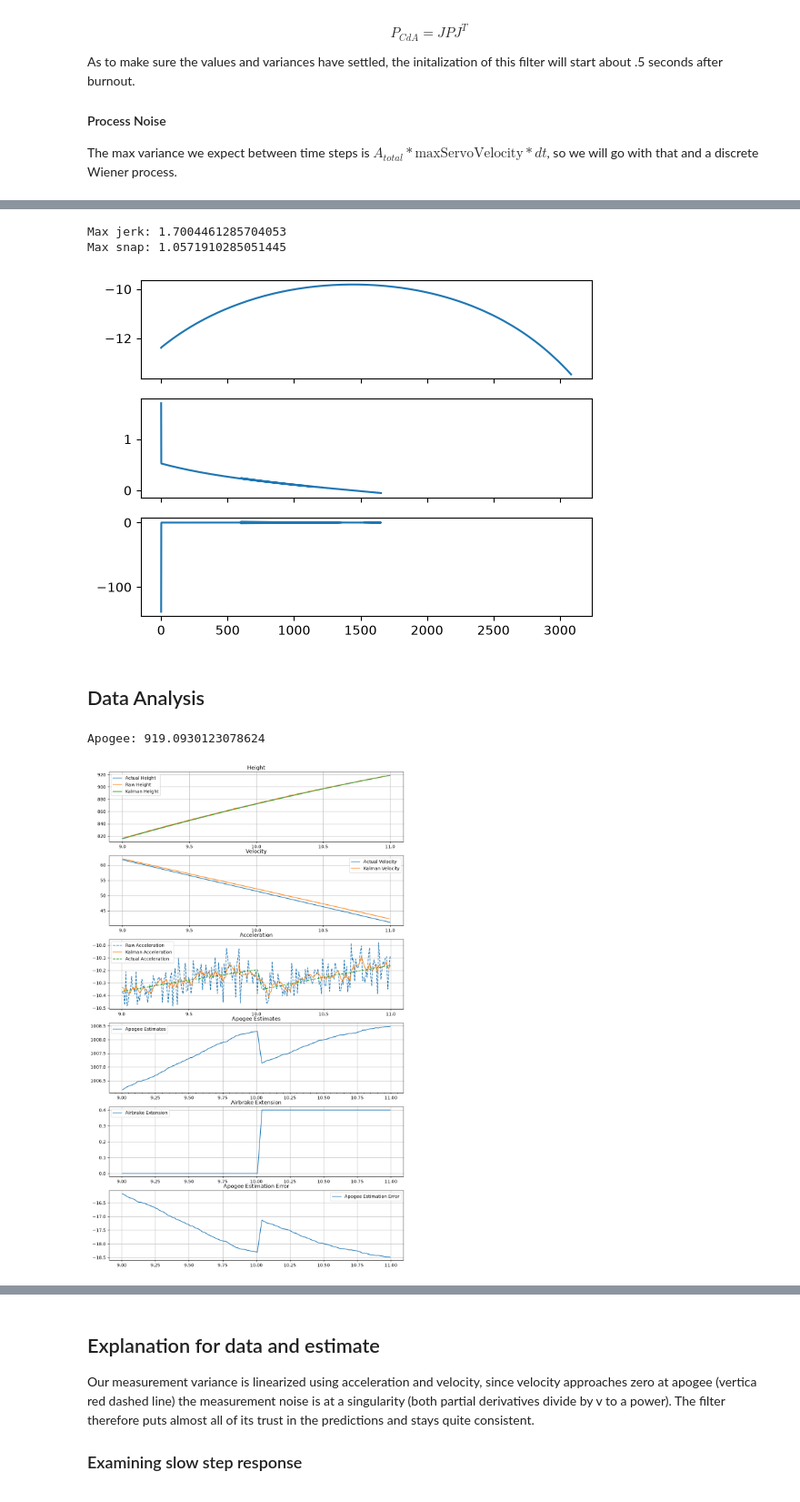
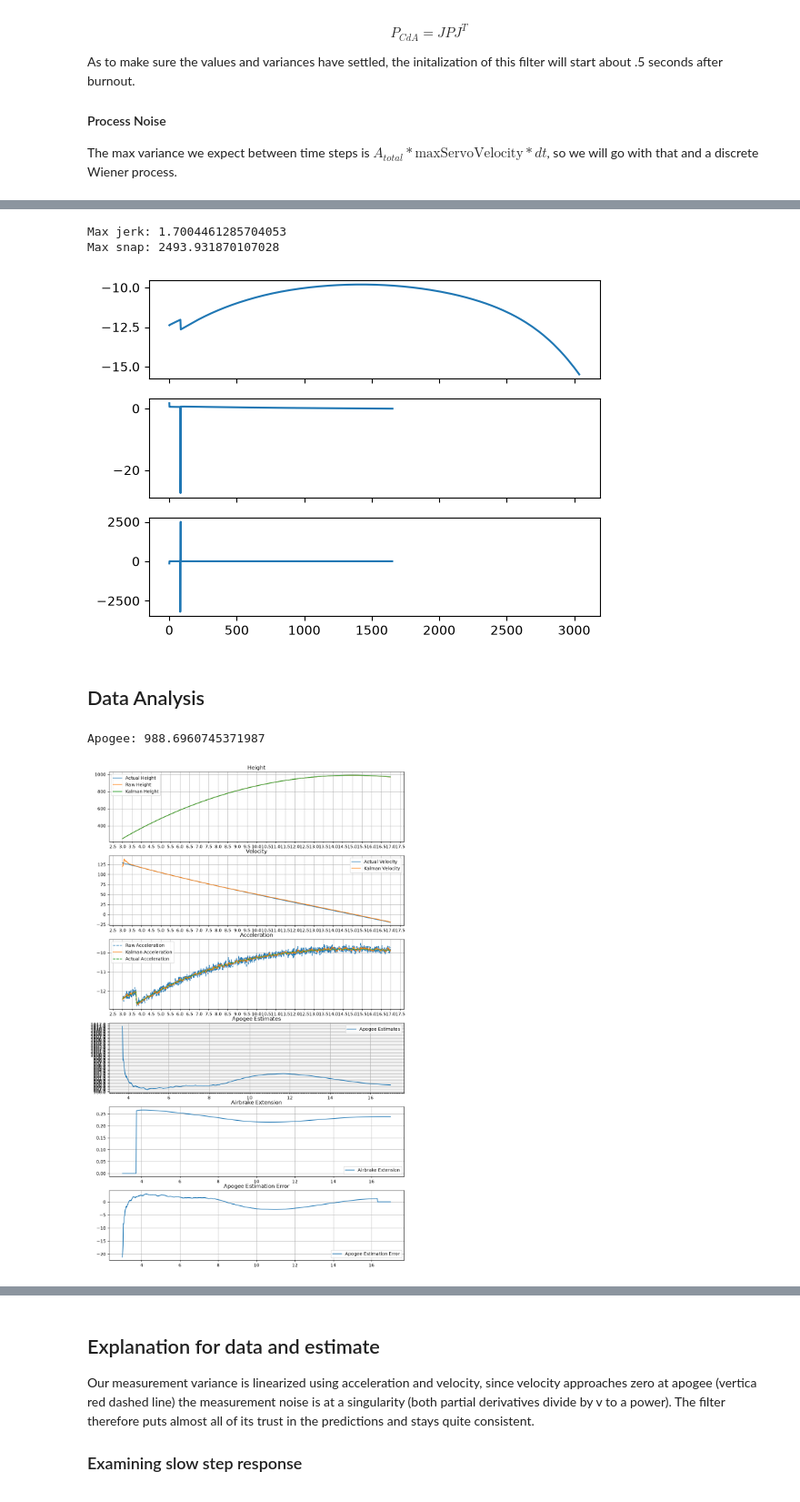
Before and after one commit to the-lightstack/kiraAirbrakeSoftware, a Jupyter notebook: regularSampleFilter.ipynb, the cells around one changed output, grey strips where cells are left out. Shown at 91% size. Drawn from its saved outputs; the diff is of its cells as text; code cells hidden in the pictures.

```diff
--- a/regularSampleFilter.ipynb
+++ b/regularSampleFilter.ipynb
@@ -613,7 +613,7 @@ CDA_ESTIMATE_START_T = 3.7
 
 MAX_SNAP = 0.428 # derived with numerical differentation of simulated acceleration.
 
-PID_ENABLED = False
+PID_ENABLED = True
 stateFilter_ = None
 cdaFilter_ = None
 
@@ -726,8 +726,7 @@ def airbrakeControlSoftware(t:float, imu1: Sensor, imu2: Sensor, baro: Sensor, a
     estState = stateFilter_.x
     logUnit = ABSData(rawH=z_height, rawA=z_acc1, kalH=estState[0], kalV=estState[1], kalA=estState[2], apogeeEst=apogee_estimation, cdEst=cdaFilter_.x[0] if cdaFilter_ else None)
 
-    if t > 10:
-        target_airbrake_extension = 0.4
+
 
 
     return (target_airbrake_extension,logUnit)
@@ -771,16 +771,16 @@ ax2.plot(jerks)
 ax3.plot(snaps);
 # %% [output]
 Max jerk: 1.7004461285704053
-Max snap: 1.0571910285051445
+Max snap: 2493.931870107028
-[figure, old version]
+[figure, new version]
 # %% [markdown]
 ## Data Analysis
 # %%
 from matplotlib import pyplot as plt
 from matplotlib.ticker import (AutoMinorLocator, MultipleLocator)
 
-dataStartTime = 9
-dataEndTime = 11
+dataStartTime = 1
+dataEndTime = 17
 
 # Analysing the data
 t = np.array([i.timestamp for i in flightData if dataStartTime <= i.timestamp <= dataEndTime])
@@ -852,35 +852,35 @@ axs[3].grid(True)
 axs[3].set_title("Apogee Estimates")
 axs[3].yaxis.set_major_locator(MultipleLocator(0.5))
 axs[3].xaxis.set_minor_locator(MultipleLocator(0.05))
 axs[3].legend()
 axs[3].grid(True)
 
 ## plot airbrake extension over time
 # adding the error to the same plot
 
 errors = np.array([TARGET_APG - i for i in apogeeEstimations if i is not None])
 errors = np.pad(errors, (0, len(absTimestamps) - len(errors)), 'constant', constant_values=(0, 0))
 
 
 axs[4].plot(absTimestamps,airbrakeExtensions,label="Airbrake Extension")
 axs[4].set_title("Airbrake Extension")
 axs[4].legend()
 axs[4].grid(True)
 
 
 axs[5].plot(absTimestamps,errors,label="Apogee Estimation Error")
 axs[5].set_title("Apogee Estimation Error")
 axs[5].legend()
 axs[5].grid(True)
 
 
 
 
 plt.grid(True)
 plt.show()
 # %% [output]
-Apogee: 919.0930123078624
+Apogee: 988.6960745371987
-[figure, old version]
+[figure, new version]
 # %%
 # plot the CdA estimate over time, with the actual CdA as a dashed line
 absTimestamps = np.array([i.timestamp for i in flightData if i.controlSoftwareData is not None ])
```
Also changed, not shown: parts of 2 cells of this notebook, 1 other file.
